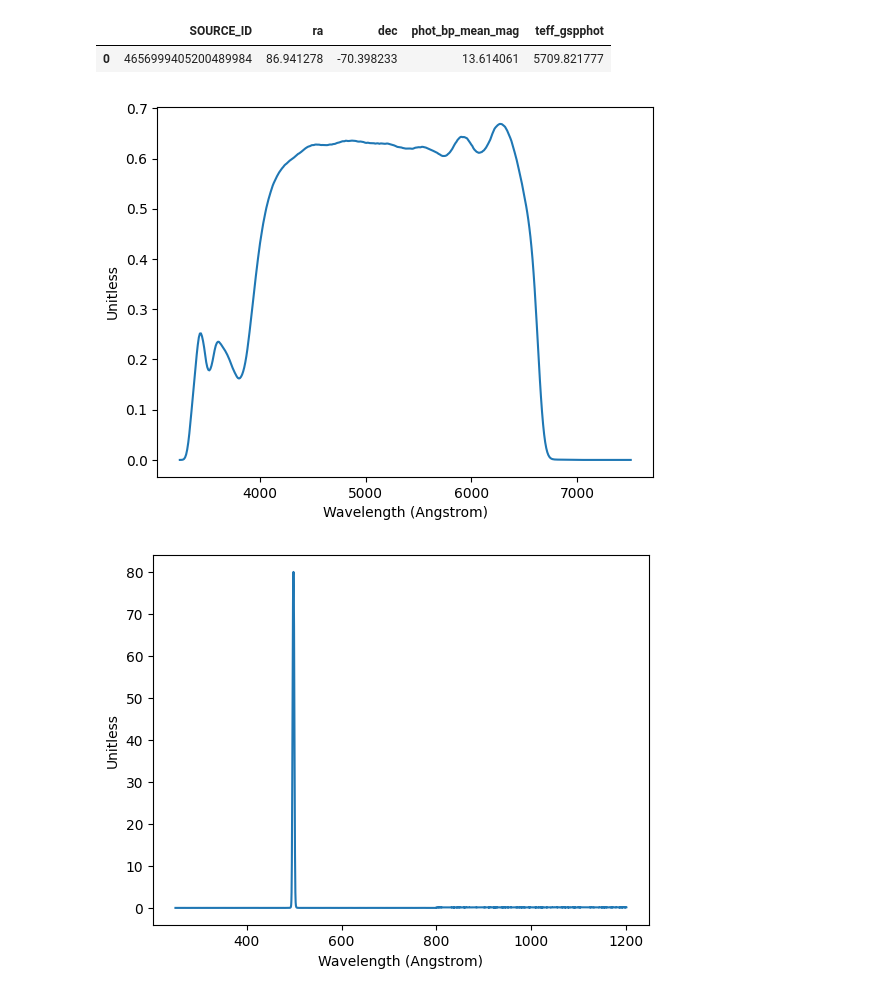
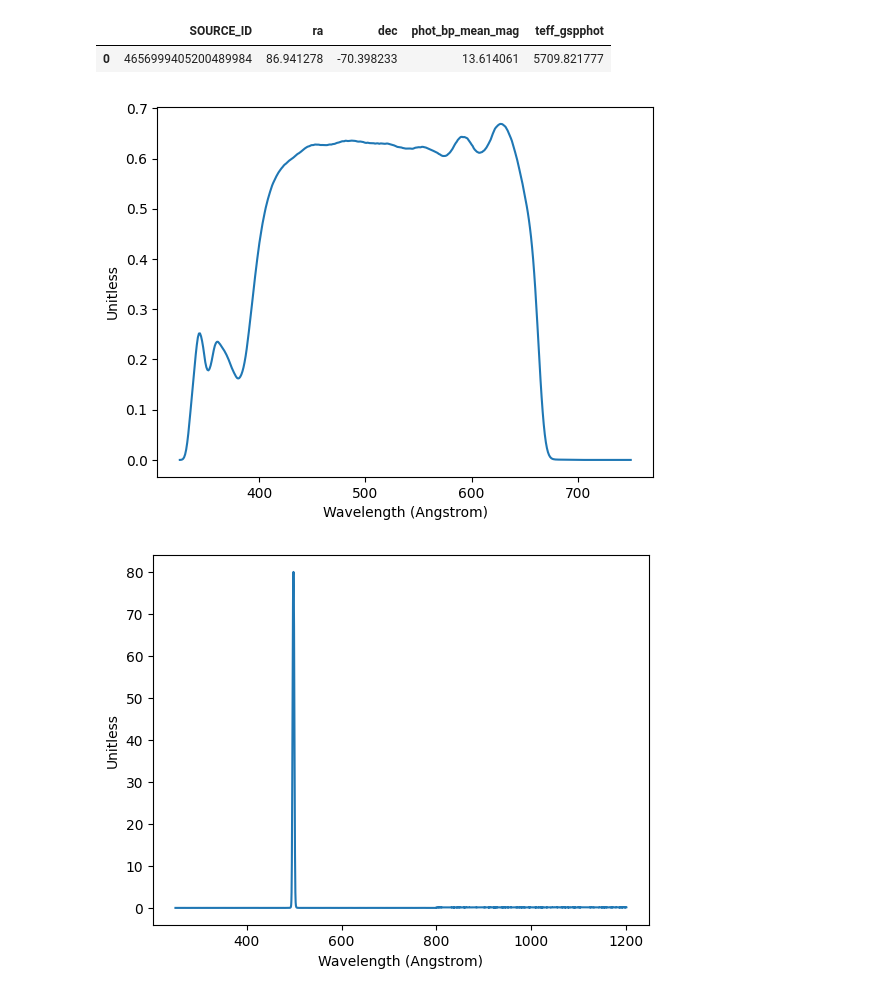
Before and after one commit to pirgalim/SNR-0548-70.4, a Jupyter notebook: spectral_calibration.ipynb, the cells around one changed output. Drawn from its saved outputs; the diff is of its cells as text; code cells hidden in the pictures.

Commit message:
filter saving

```diff
--- a/spectral_calibration.ipynb
+++ b/spectral_calibration.ipynb
@@ -90,10 +109,12 @@ df
 # %%
 # using Synphot now
 from synphot import SpectralElement
-gaia_bp = SpectralElement.from_file("gaia_bp.fits")
+gaia_bp = SpectralElement.from_file("filters/gaia_bp.dat")
 gaia_bp.plot()
+
+gaia_bp.to_fits("filters/gaia_bp.fits")  # for future use
 # %% [output]
-[figure, old version]
+[figure, new version]
 # %%
 # using Synphot now
 from synphot import SpectralElement
```
Also changed, not shown: parts of 4 cells of this notebook, 2 other files.
